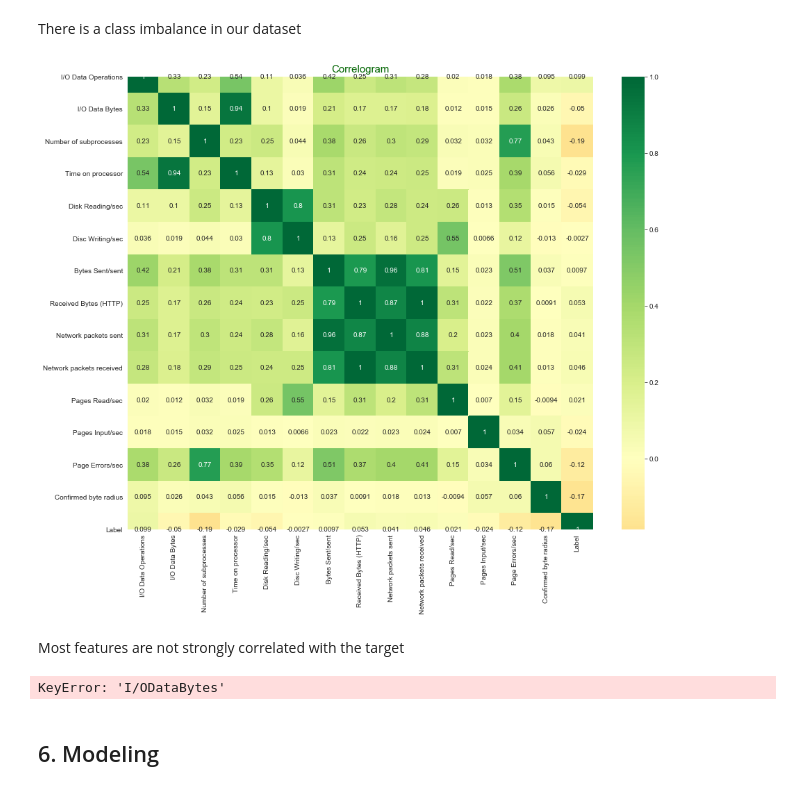
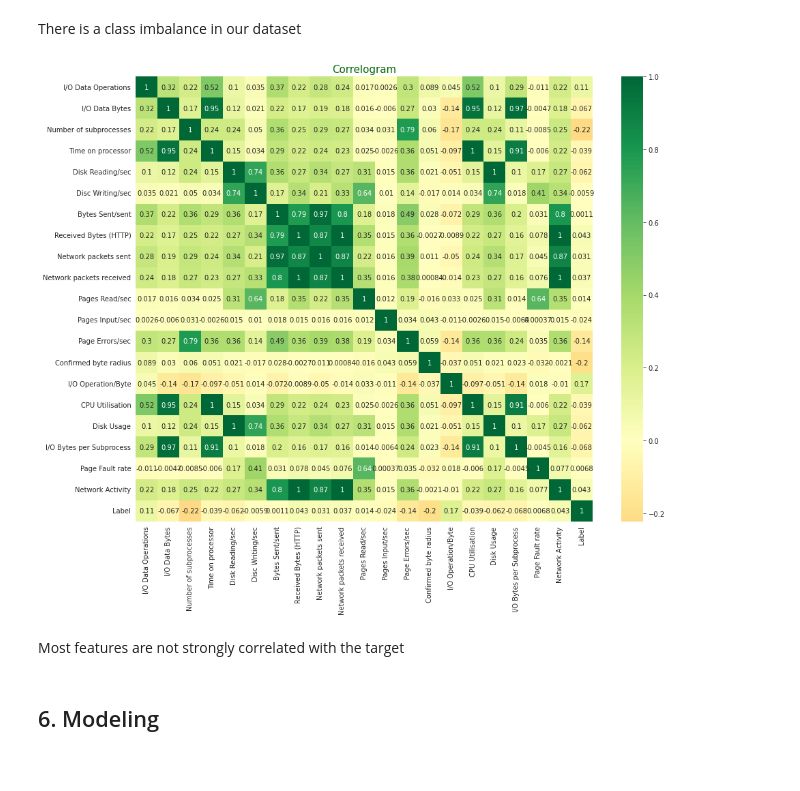
Before and after one commit to s1mphiw3/-umoja_hack, a Jupyter notebook: Cryptojacking_Detection_Starter_Notebook.ipynb, the cells around one changed output. Drawn from its saved outputs; the diff is of its cells as text; code cells hidden in the pictures.

```diff
--- a/Cryptojacking_Detection_Starter_Notebook.ipynb
+++ b/Cryptojacking_Detection_Starter_Notebook.ipynb
@@ -112,0 +184,4 @@ train.duplicated().any(), test.duplicated().any()
+# %%
+operation = 'I/O Operation/Byte'
+data_impute['I/O Operation/Byte'].fillna(data_impute['I/O Operation/Byte'].mean(), inplace=True)
+test['I/O Operation/Byte'].fillna(data_impute['I/O Operation/Byte'].mean(), inplace=True)
@@ -126,0 +274,5 @@ plt.show()
+# %%
+X = data_impute.drop(columns='Label')
+y = data_impute['Label']
+
+y
@@ -126,0 +292,10 @@ plt.show()
+# %%
+from imblearn.under_sampling import RandomUnderSampler
+
+rus = RandomUnderSampler(sampling_strategy=1)
+X_res,y_res = rus.fit_resample(X,y)
+x = pd.DataFrame(X_res)
+y = pd.DataFrame(y_res)
+
+data_impute = pd.concat([x,y], axis = 1)
+data_impute
@@ -126,0 +316,7 @@ plt.show()
+# %%
+# A box plot showing outliers
+sns.set_style('darkgrid')
+plt.figure(figsize=(12, 6))
+sns.countplot(x = 'Label', data = data_impute)
+plt.title('Target Variable Distribution')
+plt.show()
@@ -128,22 +326,15 @@ plt.show()
 There is a class imbalance in our dataset
 # %%
 # Plotting a heatmap to show correlations between variables
-corr = train.corr()
+corr = data_impute.corr()
 plt.figure(figsize = (15, 12))
 sns.heatmap(corr, cmap='RdYlGn', annot = True, center = 0)
 plt.title('Correlogram', fontsize = 15, color = 'darkgreen')
 plt.show()
 # %% [output]
-[figure, old version]
+[figure, new version]
 # %% [markdown]
 Most features are not strongly correlated with the target
-# %%
-#Feature engineering
-
-train['I/0 rate'] = train['I/O DataBytes']/ train['I/O Data Operations']
-train
-# %% [output]
-KeyError: 'I/ODataBytes'
 # %% [markdown]
 <a name="Preprocess"></a>
 ## 6. Modeling
```
Also changed, not shown: parts of 24 cells of this notebook.
